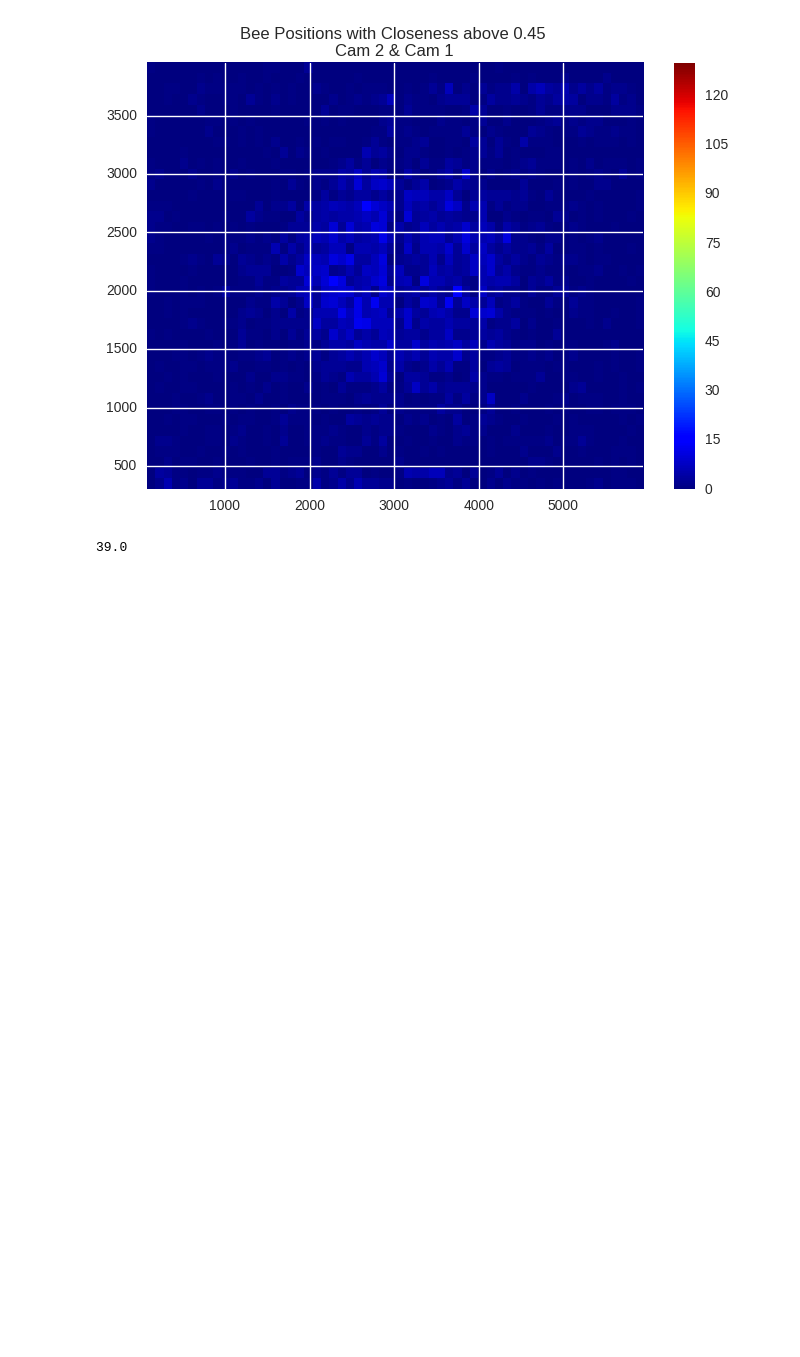
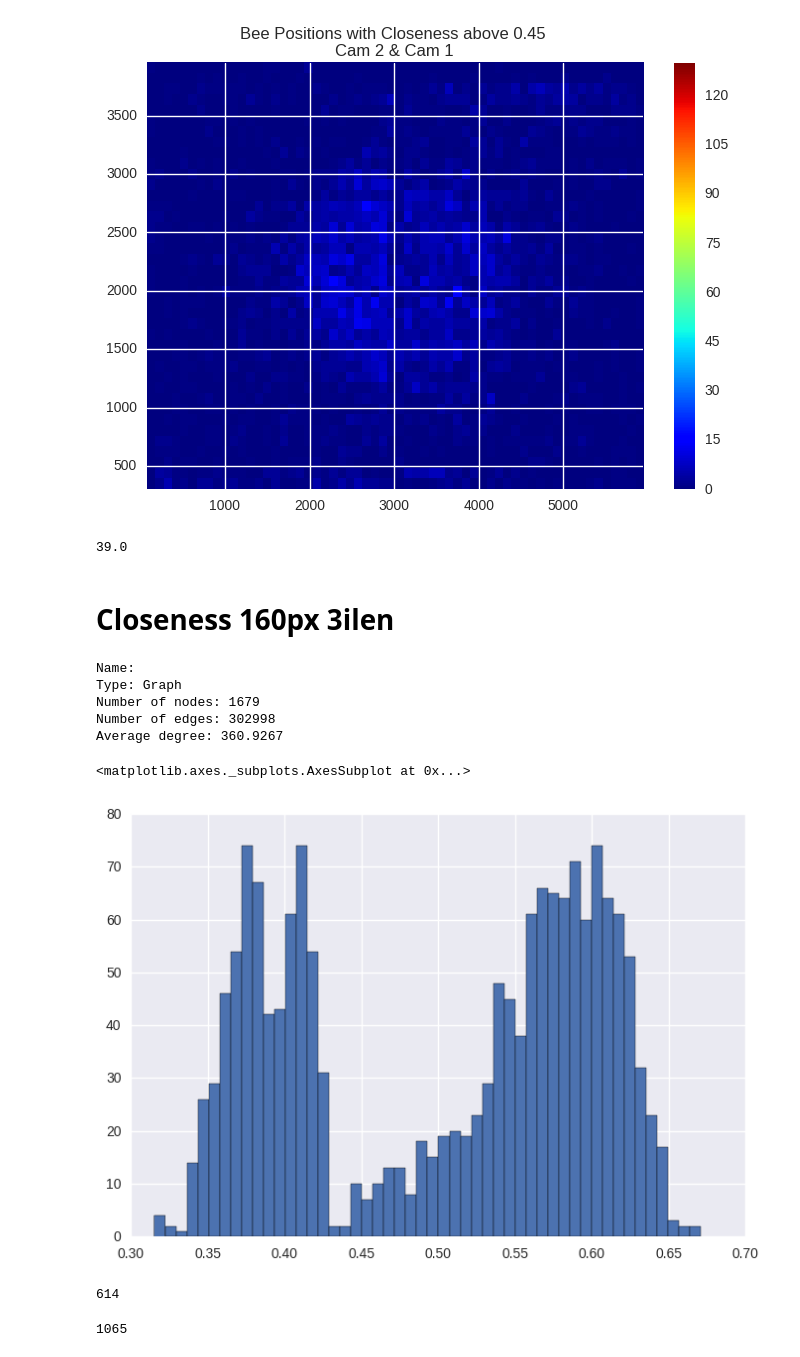
Before and after one commit to aschle/bees-sna, a Jupyter notebook: bib/1DAYcloseness_KDE.ipynb, the cells around one changed output. Drawn from its saved outputs; the diff is of its cells as text; code cells hidden in the pictures; blank space fills up the shorter version.

```diff
--- a/bib/1DAYcloseness_KDE.ipynb
+++ b/bib/1DAYcloseness_KDE.ipynb
@@ -162,3 +165,21 @@ H = plotHeatmapXY("Bee Positions with Closeness above 0.45", df_b, 2, 1, s=2000)
 H.max()
 # %% [output]
 39.0
+# %% [markdown]
+# Closeness 160px 3ilen
+# %%
+G3 = nx.read_graphml("2015-08-21T00:00:00Z_1d_allCams_0.99conf_160dist_3ilen.graphml")
+# %%
+print(nx.info(G3))
+# %% [output]
+Name:
+Type: Graph
+Number of nodes: 1679
+Number of edges: 302998
+Average degree: 360.9267
+# %%
+closenessc3 = nx.closeness.closeness_centrality(G3)
+Series(closenessc3).hist(bins=50)
+# %% [output]
+<matplotlib.axes._subplots.AxesSubplot at 0x...>
+[figure, added]
@@ -164,0 +198,8 @@ H.max()
+# %%
+len(small3)
+# %% [output]
+614
+# %%
+len(big3)
+# %% [output]
+1065
```
Also changed, not shown: parts of 21 cells of this notebook.
